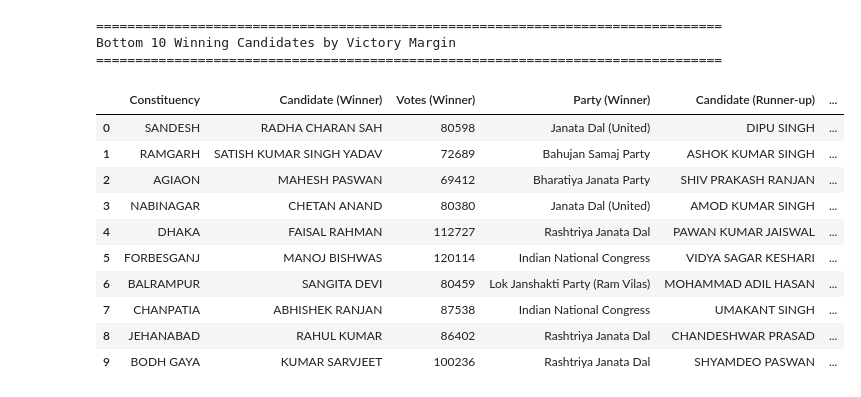
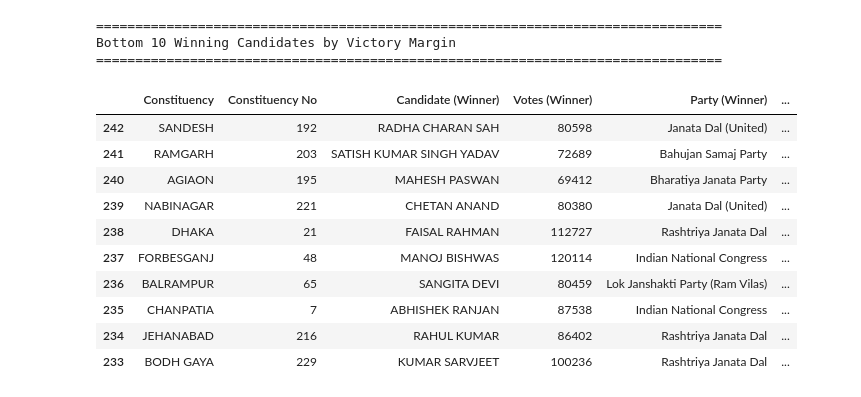
Before and after one commit to thecont1/india-votes-data, a Jupyter notebook: analyse-this.ipynb, the cells around one changed output. Cells and saved outputs as stored; diff of their text form; code cells hidden in the pictures.

```diff
--- a/analyse-this.ipynb
+++ b/analyse-this.ipynb
@@ -81,15 +81,16 @@ display(df)
 top_n = 10
 
 # Get top 2 candidates from each constituency
-top_2_candidates = df.sort_values('total_votes', ascending=False).groupby('constituency').head(2)
+top_2_candidates = df.sort_values('total_votes', ascending=False).groupby('constituency_no').head(2)
 
 # Create separate dataframes for winners and runners-up
-winners = top_2_candidates.groupby('constituency').first().reset_index()
-runners_up = top_2_candidates.groupby('constituency').last().reset_index()
+winners = top_2_candidates.groupby('constituency_no').first().reset_index()
+runners_up = top_2_candidates.groupby('constituency_no').last().reset_index()
 
 # Combine winner and runner-up information
-results = pd.DataFrame({
+results_df = pd.DataFrame({
     'Constituency': winners['constituency'],
+    'Constituency No': winners['constituency_no'],
     'Candidate (Winner)': winners['candidate'],
     'Votes (Winner)': winners['total_votes'],
     'Party (Winner)': winners['party'],
@@ -103,8 +104,8 @@ print('='*80)
 print(f"Top {top_n} Winning Candidates by Victory Margin")
 print('='*80)
 
-results = results.sort_values('Margin', ascending=False).reset_index(drop=True)
-display(results.head(top_n))
+results_df = results_df.sort_values('Margin', ascending=False).reset_index(drop=True)
+display(results_df.head(top_n))
 # %% [output]
 ================================================================================
 Top 10 Winning Candidates by Victory Margin
@@ -123,24 +124,23 @@ Top 10 Winning Candidates by Victory Margin
 # %%
 print('='*80)
 print(f"Bottom {top_n} Winning Candidates by Victory Margin")
 print('='*80)
-results = results.sort_values('Margin', ascending=True).reset_index(drop=True)
 
-display(results.head(top_n))
+display(results_df.sort_values('Margin', ascending=True).head(top_n))
 # %% [output]
 ================================================================================
 Bottom 10 Winning Candidates by Victory Margin
 ================================================================================
-|  | Constituency | Candidate (Winner) | Votes (Winner) | Party (Winner) | Candidate (Runner-up) | ... |
-| 0 | SANDESH | RADHA CHARAN SAH | 80598 | Janata Dal (United) | DIPU SINGH | ... |
-| 1 | RAMGARH | SATISH KUMAR SINGH YADAV | 72689 | Bahujan Samaj Party | ASHOK KUMAR SINGH | ... |
-| 2 | AGIAON | MAHESH PASWAN | 69412 | Bharatiya Janata Party | SHIV PRAKASH RANJAN | ... |
-| 3 | NABINAGAR | CHETAN ANAND | 80380 | Janata Dal (United) | AMOD KUMAR SINGH | ... |
-| 4 | DHAKA | FAISAL RAHMAN | 112727 | Rashtriya Janata Dal | PAWAN KUMAR JAISWAL | ... |
-| 5 | FORBESGANJ | MANOJ BISHWAS | 120114 | Indian National Congress | VIDYA SAGAR KESHARI | ... |
-| 6 | BALRAMPUR | SANGITA DEVI | 80459 | Lok Janshakti Party (Ram Vilas) | MOHAMMAD ADIL HASAN | ... |
-| 7 | CHANPATIA | ABHISHEK RANJAN | 87538 | Indian National Congress | UMAKANT SINGH | ... |
-| 8 | JEHANABAD | RAHUL KUMAR | 86402 | Rashtriya Janata Dal | CHANDESHWAR PRASAD | ... |
-| 9 | BODH GAYA | KUMAR SARVJEET | 100236 | Rashtriya Janata Dal | SHYAMDEO PASWAN | ... |
+|  | Constituency | Constituency No | Candidate (Winner) | Votes (Winner) | Party (Winner) | ... |
+| 242 | SANDESH | 192 | RADHA CHARAN SAH | 80598 | Janata Dal (United) | ... |
+| 241 | RAMGARH | 203 | SATISH KUMAR SINGH YADAV | 72689 | Bahujan Samaj Party | ... |
+| 240 | AGIAON | 195 | MAHESH PASWAN | 69412 | Bharatiya Janata Party | ... |
+| 239 | NABINAGAR | 221 | CHETAN ANAND | 80380 | Janata Dal (United) | ... |
+| 238 | DHAKA | 21 | FAISAL RAHMAN | 112727 | Rashtriya Janata Dal | ... |
+| 237 | FORBESGANJ | 48 | MANOJ BISHWAS | 120114 | Indian National Congress | ... |
+| 236 | BALRAMPUR | 65 | SANGITA DEVI | 80459 | Lok Janshakti Party (Ram Vilas) | ... |
+| 235 | CHANPATIA | 7 | ABHISHEK RANJAN | 87538 | Indian National Congress | ... |
+| 234 | JEHANABAD | 216 | RAHUL KUMAR | 86402 | Rashtriya Janata Dal | ... |
+| 233 | BODH GAYA | 229 | KUMAR SARVJEET | 100236 | Rashtriya Janata Dal | ... |
 # %%
 # Calculate deposit loss status directly using transform
```
Also changed, not shown: parts of 5 cells of this notebook, 1 other file.
